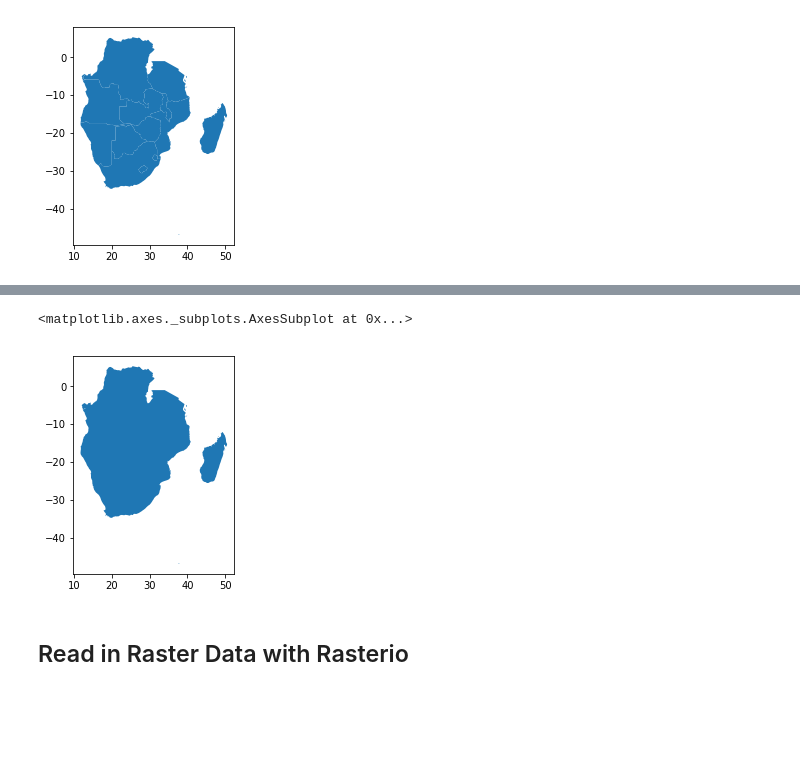
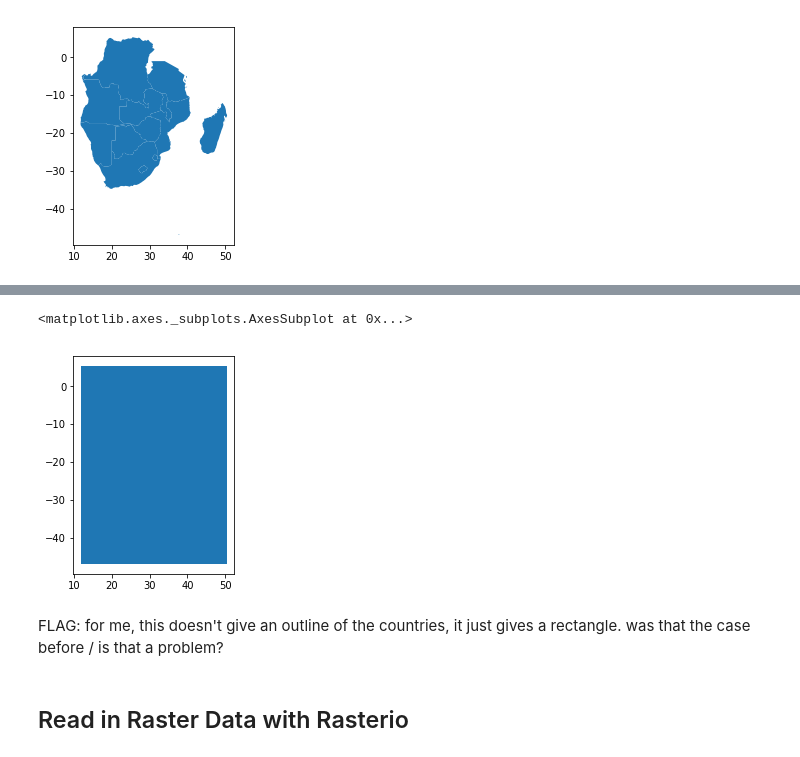
Before and after one commit to AaronScherf/Human_Mobility_Project, a Jupyter notebook: code/Vulnerability_PCA.ipynb, the cells around one changed output, grey strips where cells are left out. Cells and saved outputs as stored; diff of their text form; code cells hidden in the pictures; blank space fills up the shorter version.

```diff
--- a/code/Vulnerability_PCA.ipynb
+++ b/code/Vulnerability_PCA.ipynb
@@ -308,12 +358,14 @@ with fiona.open('data/raw_data/border_box_union.shp', 'w', 'ESRI Shapefile', sch
 # %%
 # read in borders shapefile
 country_borders = gpd.read_file(data_path+'/'+
-                                'border_box_union.shp')
+                                'border_box.shp')
 # visualize country borders
 country_borders.plot()
 # %% [output]
 <matplotlib.axes._subplots.AxesSubplot at 0x...>
-[figure, old version]
+[figure, new version]
+# %% [markdown]
+FLAG: for me, this doesn't give an outline of the countries, it just gives a rectangle. was that the case before / is that a problem?
 # %% [markdown]
 ## Read in Raster Data with Rasterio
 # %% [markdown]
```
Also changed, not shown: parts of 48 cells of this notebook, 8 other files.
